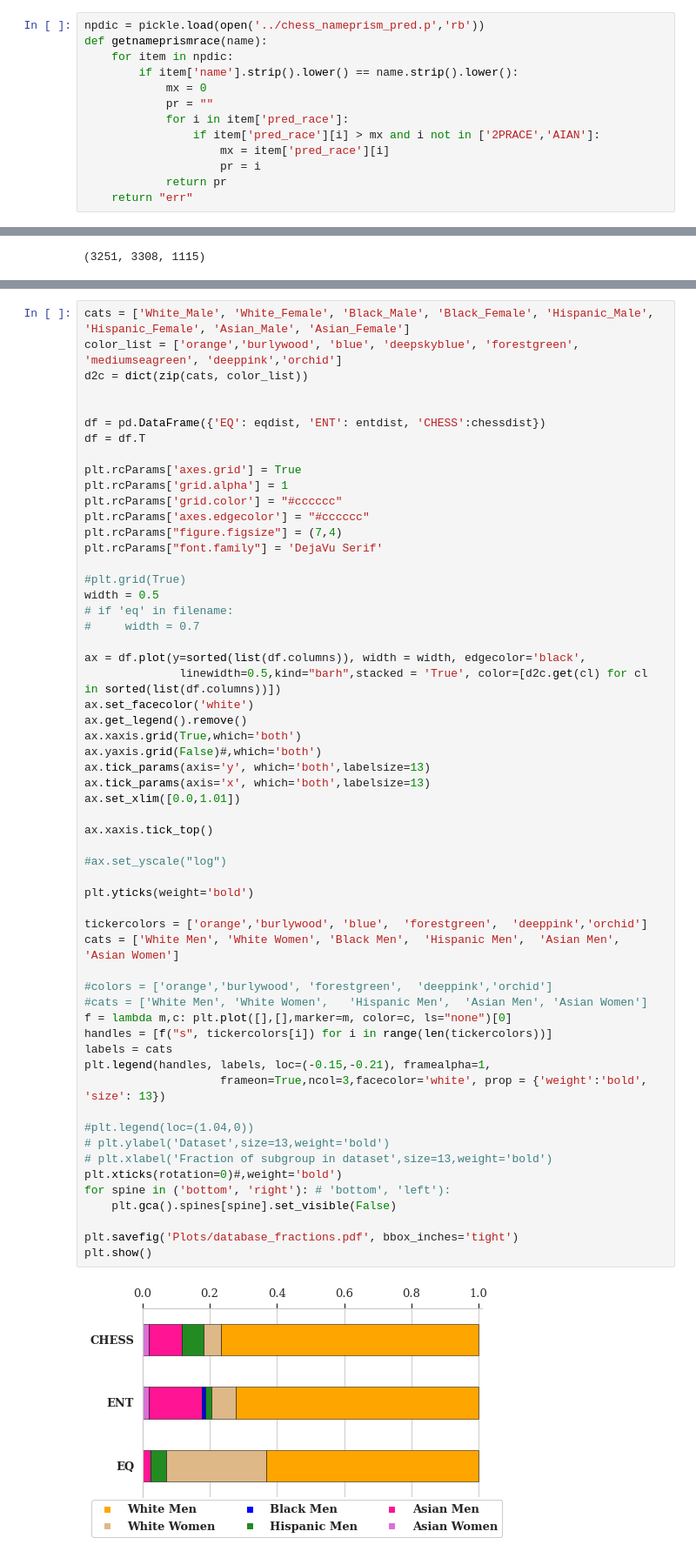
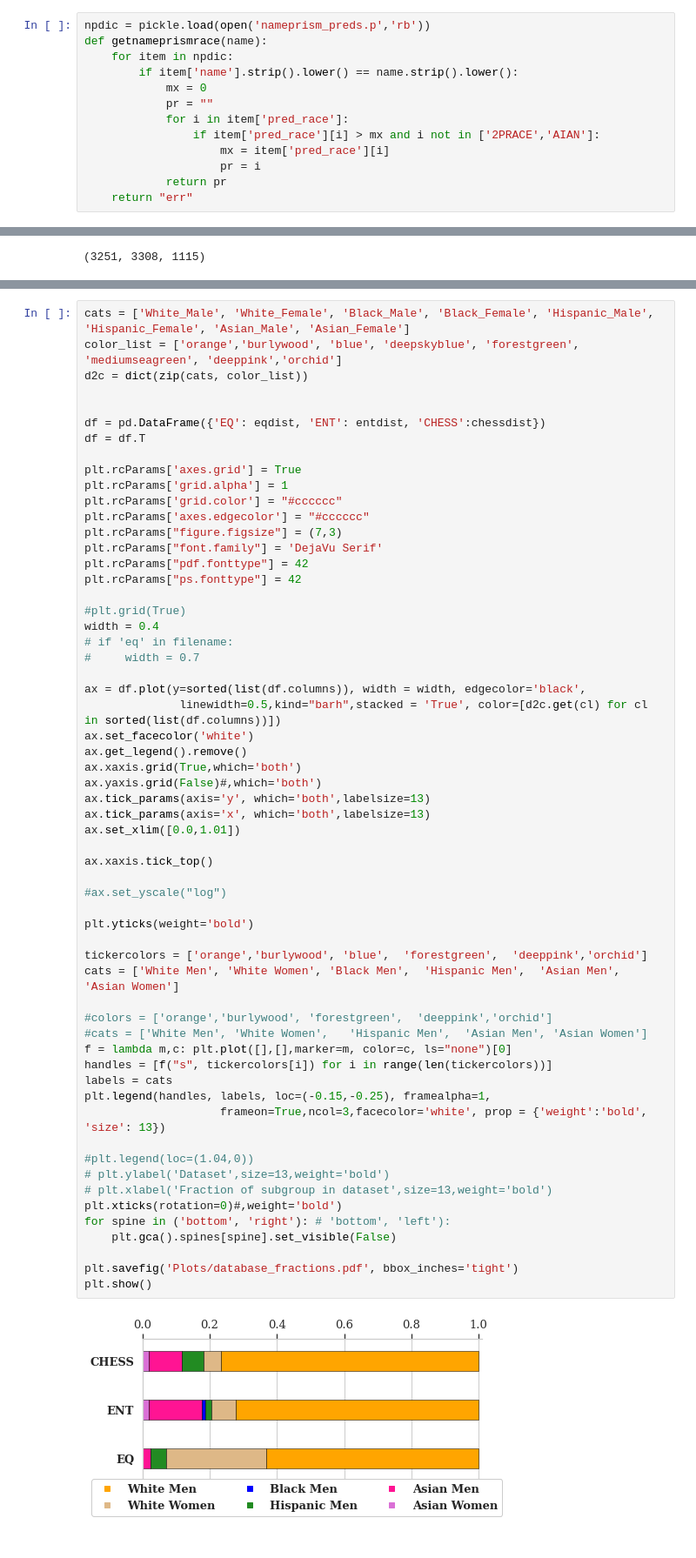
Before and after one commit to evijit/SIGIR_FairRanking_UncertainInference, a Jupyter notebook: SIGIR_code.ipynb, the cells around one changed output, grey strips where cells are left out. Shown at 87% size. Drawn from its saved outputs; the diff is of its cells as text.

```diff
--- a/SIGIR_code.ipynb
+++ b/SIGIR_code.ipynb
@@ -881,7 +916,7 @@ def boxplot(LL,label,filename,log=False):
 # %% [markdown]
 ### nameprism utility
 # %%
-npdic = pickle.load(open('../chess_nameprism_pred.p','rb'))
+npdic = pickle.load(open('nameprism_preds.p','rb'))
 def getnameprismrace(name):
     for item in npdic:
         if item['name'].strip().lower() == name.strip().lower():
@@ -1613,11 +1654,13 @@ plt.rcParams['axes.grid'] = True
 plt.rcParams['grid.alpha'] = 1
 plt.rcParams['grid.color'] = "#cccccc"
 plt.rcParams['axes.edgecolor'] = "#cccccc"
-plt.rcParams["figure.figsize"] = (7,4)
+plt.rcParams["figure.figsize"] = (7,3)
 plt.rcParams["font.family"] = 'DejaVu Serif'
+plt.rcParams["pdf.fonttype"] = 42
+plt.rcParams["ps.fonttype"] = 42
 
 #plt.grid(True)
-width = 0.5
+width = 0.4
 # if 'eq' in filename:
 #     width = 0.7
 
@@ -1630,32 +1673,32 @@ ax.yaxis.grid(False)#,which='both')
 ax.tick_params(axis='y', which='both',labelsize=13)
 ax.tick_params(axis='x', which='both',labelsize=13)
 ax.set_xlim([0.0,1.01])
 
 ax.xaxis.tick_top()
 
 #ax.set_yscale("log")
 
 plt.yticks(weight='bold')
 
 tickercolors = ['orange','burlywood', 'blue',  'forestgreen',  'deeppink','orchid']
 cats = ['White Men', 'White Women', 'Black Men',  'Hispanic Men',  'Asian Men', 'Asian Women']
 
 #colors = ['orange','burlywood', 'forestgreen',  'deeppink','orchid']
 #cats = ['White Men', 'White Women',   'Hispanic Men',  'Asian Men', 'Asian Women']
 f = lambda m,c: plt.plot([],[],marker=m, color=c, ls="none")[0]
 handles = [f("s", tickercolors[i]) for i in range(len(tickercolors))]
 labels = cats
-plt.legend(handles, labels, loc=(-0.15,-0.21), framealpha=1,
+plt.legend(handles, labels, loc=(-0.15,-0.25), framealpha=1,
                     frameon=True,ncol=3,facecolor='white', prop = {'weight':'bold', 'size': 13})
 
 #plt.legend(loc=(1.04,0))
 # plt.ylabel('Dataset',size=13,weight='bold')
 # plt.xlabel('Fraction of subgroup in dataset',size=13,weight='bold')
 plt.xticks(rotation=0)#,weight='bold')
 for spine in ('bottom', 'right'): # 'bottom', 'left'):
     plt.gca().spines[spine].set_visible(False)
 
 plt.savefig('Plots/database_fractions.pdf', bbox_inches='tight')
 plt.show()
 # %% [output]
-[figure, old version]
+[figure, new version]
```
Also changed, not shown: parts of 28 cells of this notebook, 52 other files.
